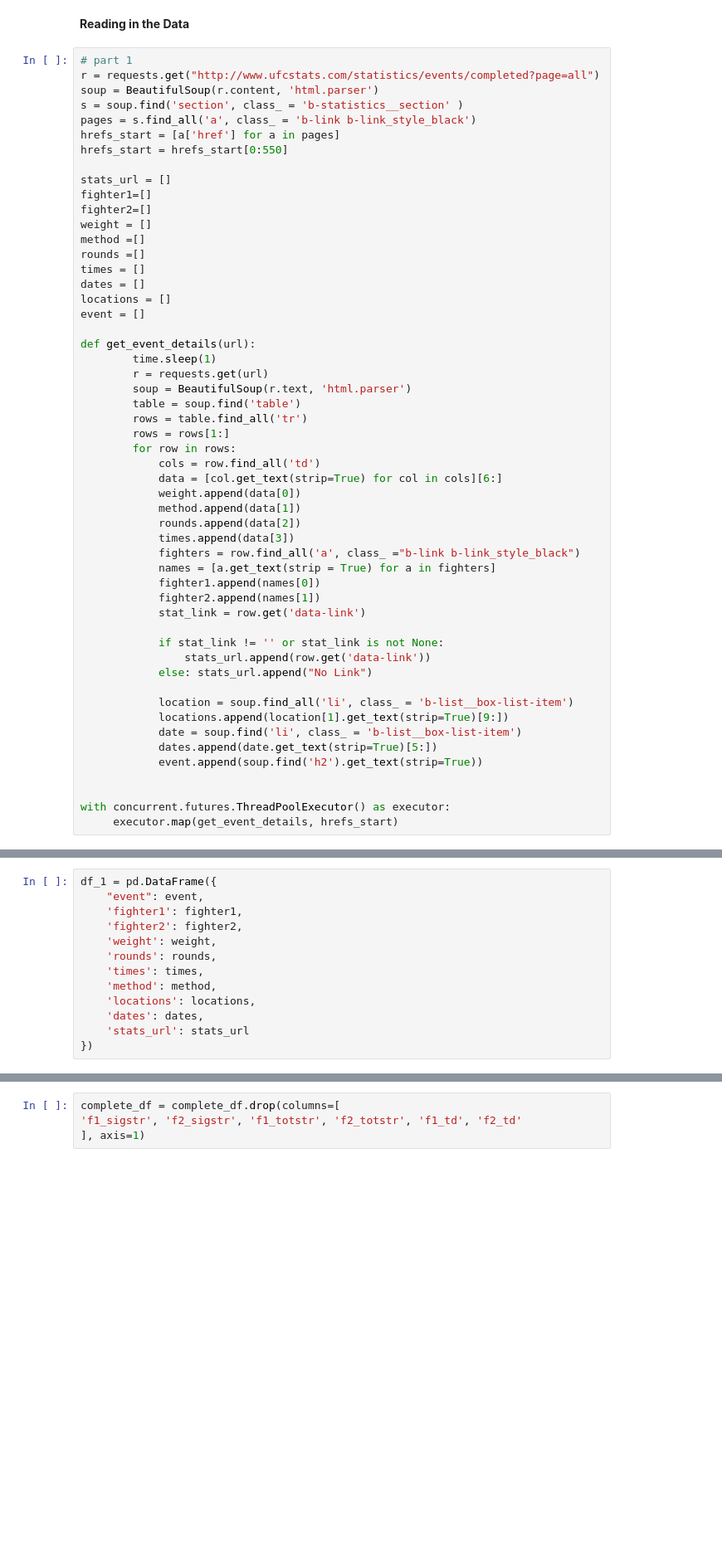
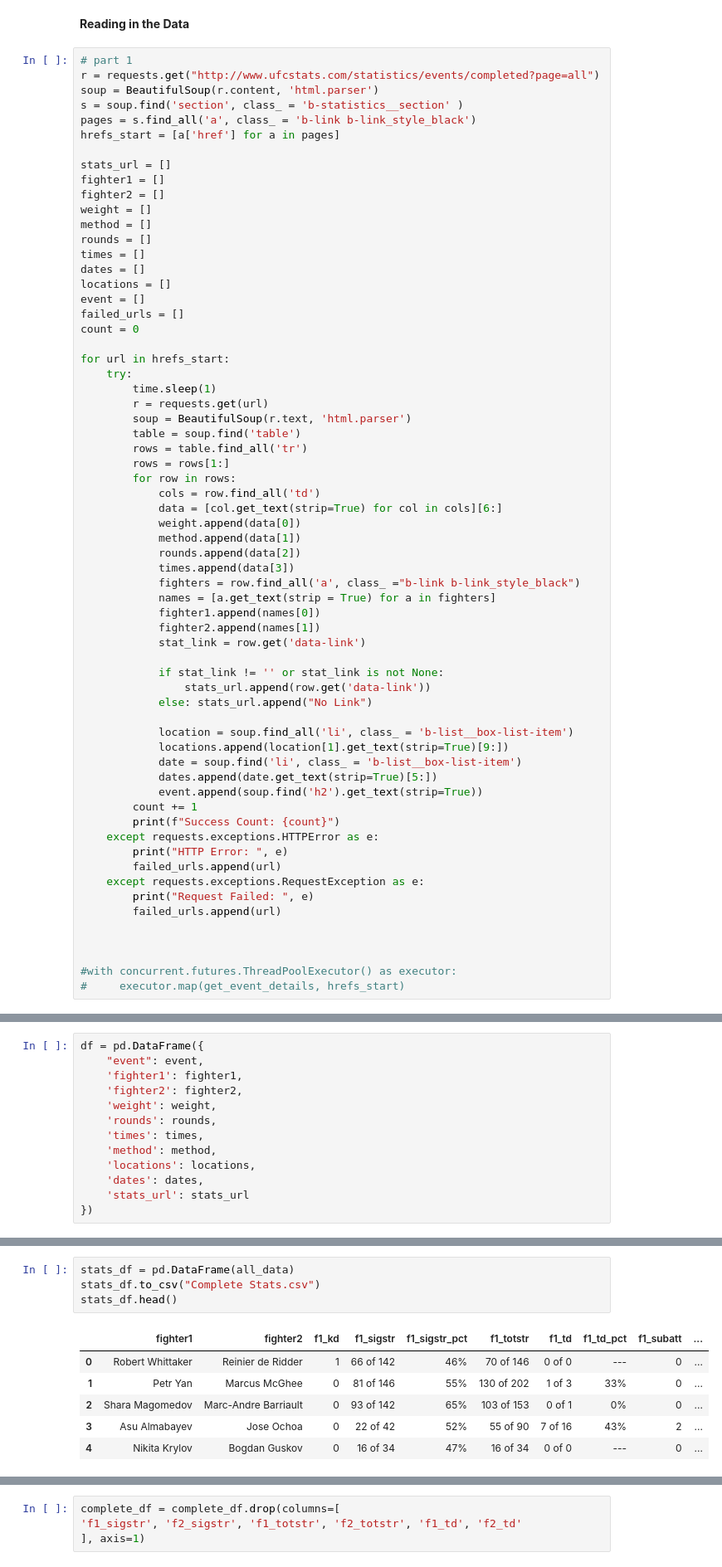
Before and after one commit to ChrisHishmeh/UFC-Stats-Web-Scrape-and-Visualizations, a Jupyter notebook: UFC Web Scraping.ipynb, the cells around one changed output, grey strips where cells are left out. Shown at 83% size. Cells and saved outputs as stored; diff of their text form; blank space fills up the shorter version.

```diff
--- a/UFC Web Scraping.ipynb
+++ b/UFC Web Scraping.ipynb
@@ -15,20 +15,22 @@ soup = BeautifulSoup(r.content, 'html.parser')
 s = soup.find('section', class_ = 'b-statistics__section' )
 pages = s.find_all('a', class_ = 'b-link b-link_style_black')
 hrefs_start = [a['href'] for a in pages]
-hrefs_start = hrefs_start[0:550]
 
 stats_url = []
-fighter1=[]
-fighter2=[]
+fighter1 = []
+fighter2 = []
 weight = []
-method =[]
-rounds =[]
+method = []
+rounds = []
 times = []
 dates = []
 locations = []
 event = []
+failed_urls = []
+count = 0
 
-def get_event_details(url):
+for url in hrefs_start:
+    try:
         time.sleep(1)
         r = requests.get(url)
         soup = BeautifulSoup(r.text, 'html.parser')
@@ -57,7 +59,16 @@ def get_event_details(url):
             date = soup.find('li', class_ = 'b-list__box-list-item')
             dates.append(date.get_text(strip=True)[5:])
             event.append(soup.find('h2').get_text(strip=True))
+        count += 1
+        print(f"Success Count: {count}")
+    except requests.exceptions.HTTPError as e:
+        print("HTTP Error: ", e)
+        failed_urls.append(url)
+    except requests.exceptions.RequestException as e:
+        print("Request Failed: ", e)
+        failed_urls.append(url)
 
 
-with concurrent.futures.ThreadPoolExecutor() as executor:
-     executor.map(get_event_details, hrefs_start)
+
+#with concurrent.futures.ThreadPoolExecutor() as executor:
+#     executor.map(get_event_details, hrefs_start)
@@ -123,5 +105,5 @@ NameError: name 'fighter1' is not defined
 # %%
-df_1 = pd.DataFrame({
+df = pd.DataFrame({
     "event": event,
     'fighter1': fighter1,
     'fighter2': fighter2,
@@ -417,0 +397,11 @@ array(['U-DEC', 'KO/TKOElbows', 'KO/TKOPunch', 'KO/TKOPunches', 'S-DEC',
+# %%
+stats_df = pd.DataFrame(all_data)
+stats_df.to_csv("Complete Stats.csv")
+stats_df.head()
+# %% [output]
+|  | fighter1 | fighter2 | f1_kd | f1_sigstr | f1_sigstr_pct | f1_totstr | f1_td | f1_td_pct | f1_subatt | ... |
+| 0 | Robert Whittaker | Reinier de Ridder | 1 | 66 of 142 | 46% | 70 of 146 | 0 of 0 | --- | 0 | ... |
+| 1 | Petr Yan | Marcus McGhee | 0 | 81 of 146 | 55% | 130 of 202 | 1 of 3 | 33% | 0 | ... |
+| 2 | Shara Magomedov | Marc-Andre Barriault | 0 | 93 of 142 | 65% | 103 of 153 | 0 of 1 | 0% | 0 | ... |
+| 3 | Asu Almabayev | Jose Ochoa | 0 | 22 of 42 | 52% | 55 of 90 | 7 of 16 | 43% | 2 | ... |
+| 4 | Nikita Krylov | Bogdan Guskov | 0 | 16 of 34 | 47% | 16 of 34 | 0 of 0 | --- | 0 | ... |
```
Also changed, not shown: parts of 42 cells of this notebook, 2 other files.
